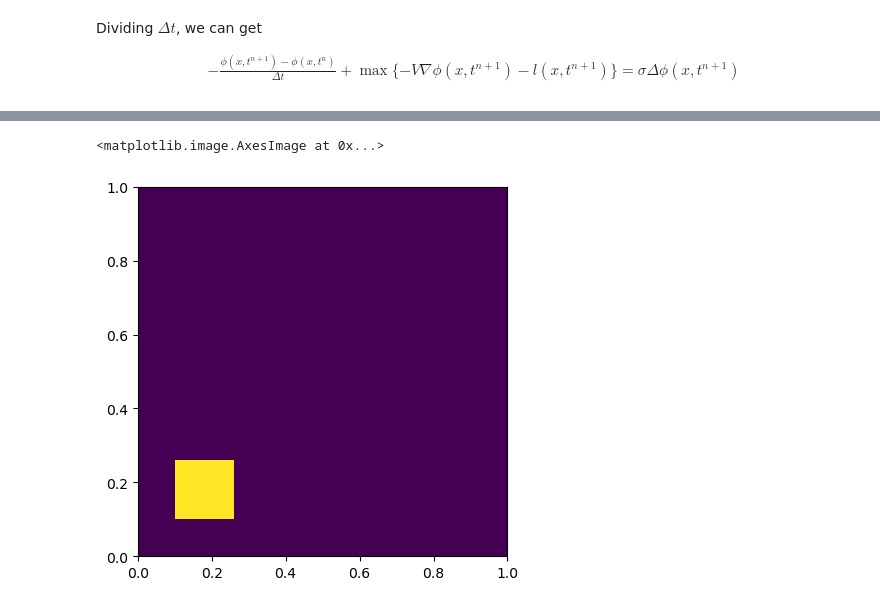
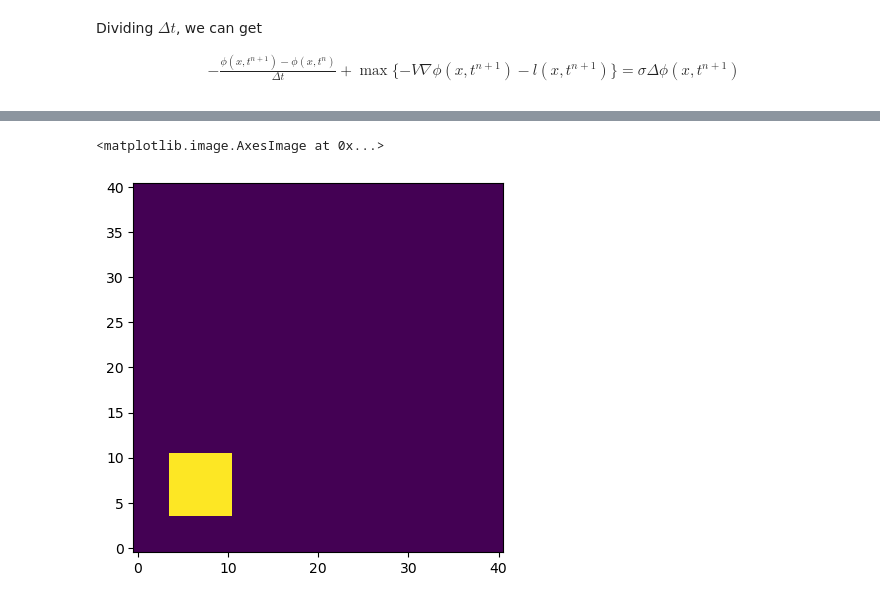
Before and after one commit to YongShen-98/Collective-Dynamics, a Jupyter notebook: limited_predictive.ipynb, the cells around one changed output, grey strips where cells are left out. Drawn from its saved outputs; the diff is of its cells as text; code cells hidden in the pictures.

```diff
--- a/limited_predictive.ipynb
+++ b/limited_predictive.ipynb
@@ -68,13 +141,13 @@ from scipy.interpolate import RegularGridInterpolator
 np.set_printoptions(threshold=np.inf, linewidth=200, suppress=True)
 # %%
 T = 0.5
-Nt = 600
+Nt = 50
 dt = T / Nt
 
 sigma = 0.05
 
-Nx = 50
-Ny = 50
+Nx = 41
+Ny = 41
 x = np.linspace(0, 1, Nx)
 y = np.linspace(0, 1, Ny)
 X, Y = np.meshgrid(x, y)
@@ -84,7 +157,6 @@ dy = y[1] - y[0]
 K = 32  # number of boundary points
 theta = np.linspace(0, 2 * np.pi, K, endpoint=False)
 alphas = np.stack((np.cos(theta), np.sin(theta)), axis=1)  # (K, 2) array
-alpha_groups = np.array_split(alphas, 4)
 
 phi = np.zeros((len(x), len(y), Nt))
 rho = np.zeros((len(x), len(y), Nt))
@@ -104,12 +176,12 @@ def V(alpha):
 # %%
 """
 Initial Guess for rho
 rho(t=0) = rho(t=0.1) = rho(t=0.2) = ....
 """
 rho[np.ix_(x_mask, y_mask)] = 0.4   # Initial guess for rho
-plt.imshow(rho[:, :, 0], extent=[0, 1, 0, 1], origin='lower', cmap='viridis')
+plt.imshow(rho[:, :, 0], origin='lower', cmap='viridis')
 # %% [output]
 <matplotlib.image.AxesImage at 0x...>
-[figure, old version]
+[figure, new version]
 # %%
 phi[:, :, -1] = g(X, Y)
```
Also changed, not shown: parts of 13 cells of this notebook.
